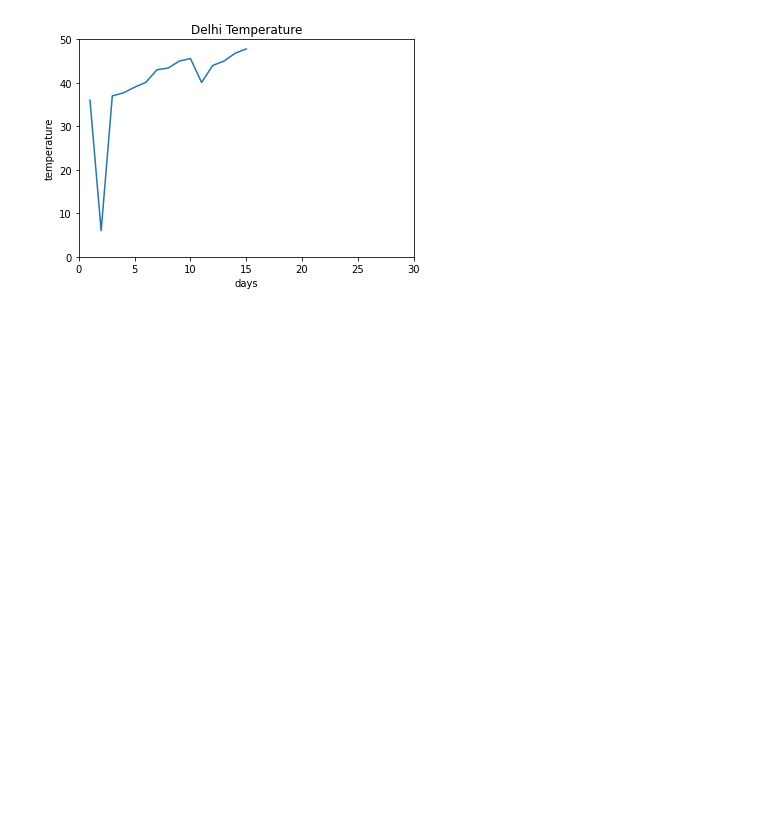
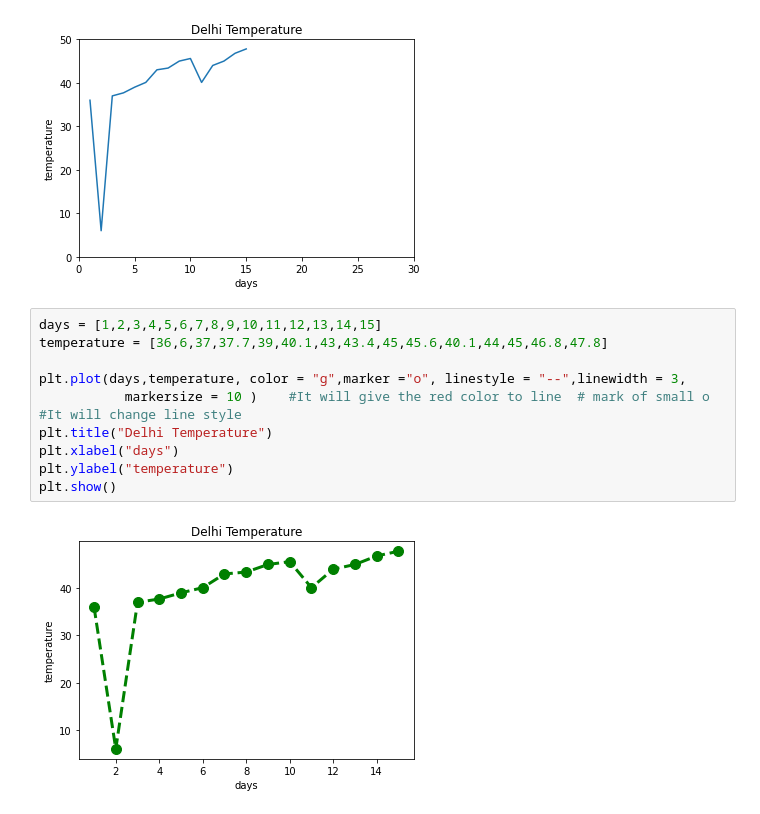
Before and after one commit to satya-ranjan/ML, a Jupyter notebook: Matplotlib/Matplotlib line plot.ipynb, the cells around one changed output. Drawn from its saved outputs; the diff is of its cells as text; blank space fills up the shorter version.

Commit message:
add some code in line plot

```diff
--- a/Matplotlib/Matplotlib line plot.ipynb
+++ b/Matplotlib/Matplotlib line plot.ipynb
@@ -33,3 +33,15 @@ plt.ylabel("temperature")
 plt.show()
 # %% [output]
 [figure]
+# %%
+days = [1,2,3,4,5,6,7,8,9,10,11,12,13,14,15]
+temperature = [36,6,37,37.7,39,40.1,43,43.4,45,45.6,40.1,44,45,46.8,47.8]
+
+plt.plot(days,temperature, color = "g",marker ="o", linestyle = "--",linewidth = 3,
+           markersize = 10 )    #It will give the red color to line  # mark of small o #It will change line style
+plt.title("Delhi Temperature")
+plt.xlabel("days")
+plt.ylabel("temperature")
+plt.show()
+# %% [output]
+[figure, added]
```
Also changed, not shown: parts of 2 cells of this notebook.
